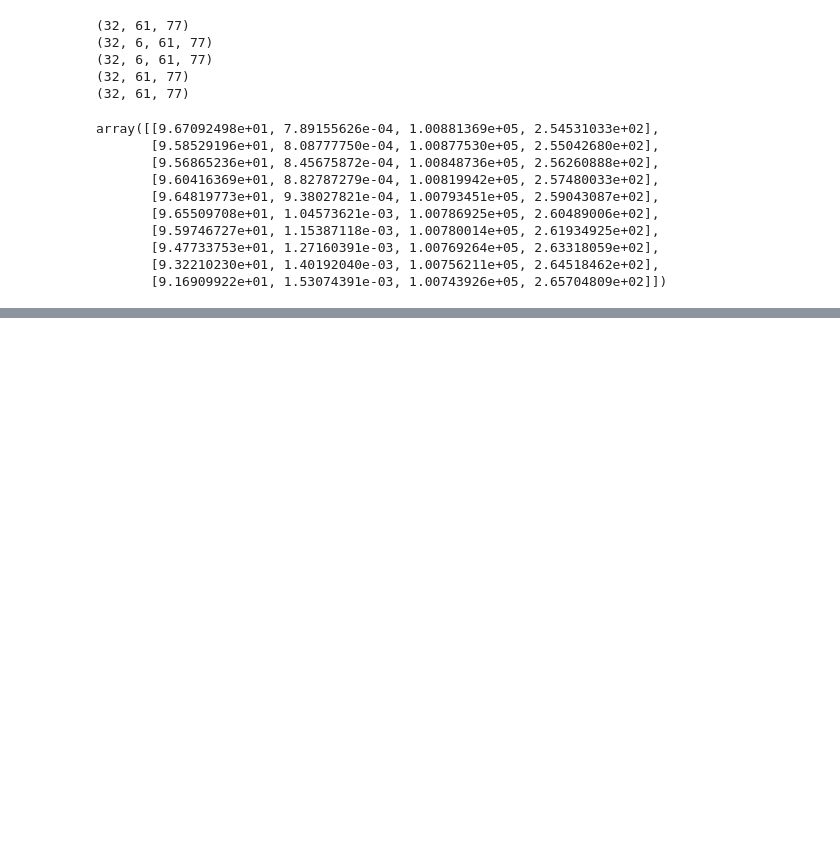
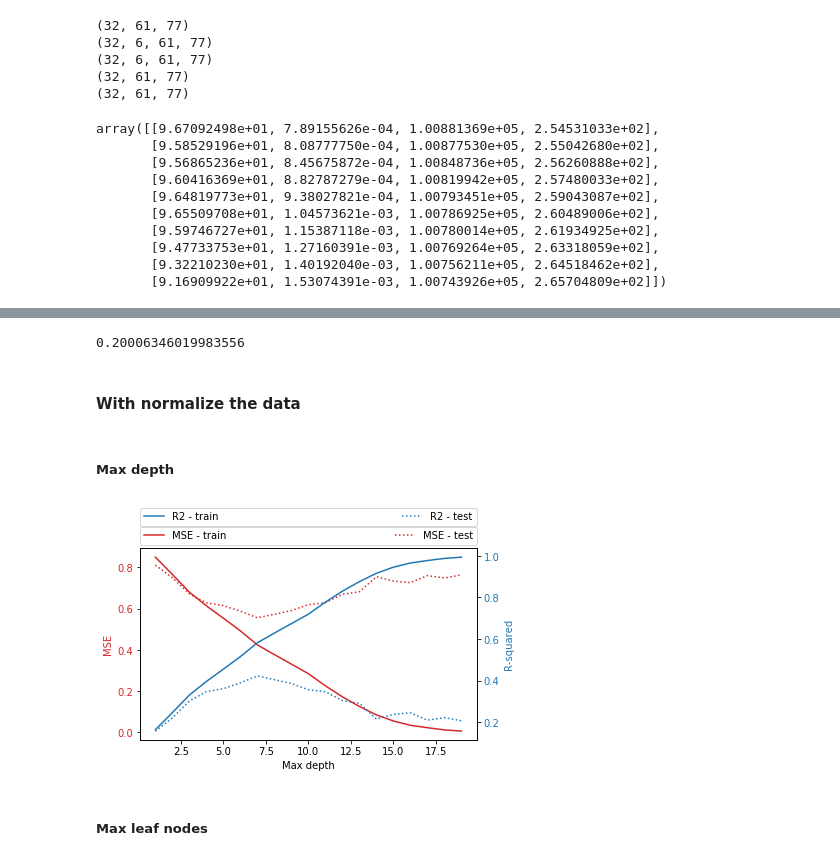
Before and after one commit to hannasv/Project3, a Jupyter notebook: trees.ipynb, the cells around one changed output, grey strips where cells are left out. Saved outputs shown, nothing was run; the diff lists cells and outputs as text; code cells hidden in the pictures; blank space fills up the shorter version.

Commit message:
complete trees and random fores analysis

```diff
--- a/trees.ipynb
+++ b/trees.ipynb
@@ -209,0 +219,7 @@ array([9.99993896e-01, 9.99993896e-01, 9.98351975e-01, ...,
+# %%
+r2_t1 = metrics.r2_score(y_test, y_pred)
+r2_t1
+# %% [output]
+0.20006346019983556
+# %% [markdown]
+#### With normalize the data
@@ -209,0 +233,52 @@ array([9.99993896e-01, 9.99993896e-01, 9.98351975e-01, ...,
+# %% [markdown]
+##### Max depth
+# %%
+mse_train = []
+mse_test = []
+r2_train = []
+r2_test = []
+
+for depth in range(1,20):
+
+    clf = tree.DecisionTreeRegressor(max_depth=depth)
+    clf = clf.fit(Xn_train, yn_train)
+
+    yn_pred_test = clf.predict(Xn_test)
+    yn_pred_train = clf.predict(Xn_train)
+
+    mse_train.append(metrics.mean_squared_error(yn_train, yn_pred_train))
+    mse_test.append(metrics.mean_squared_error(yn_test, yn_pred_test))
+
+    r2_train.append(metrics.r2_score(yn_train, yn_pred_train))
+    r2_test.append(metrics.r2_score(yn_test, yn_pred_test))
+# %%
+x = np.arange(19)+1
+fig, ax1 = plt.subplots()
+
+color = 'tab:red'
+ax1.set_xlabel('Max depth')
+ax1.set_ylabel('MSE', color=color)
+ax1.plot(x, mse_train, color=color, label='MSE - train')
+ax1.tick_params(axis='y', labelcolor=color)
+ax1.plot(x, mse_test, color=color, linestyle = ':', label='MSE - test')
+plt.legend(bbox_to_anchor=(0., 1.02, 1., .102), loc=3,
+           ncol=2, mode="expand", borderaxespad=0.)
+
+ax2 = ax1.twinx()  # instantiate a second axes that shares the same x-axis
+
+color = 'tab:blue'
+ax2.set_ylabel('R-squared', color=color)  # we already handled the x-label with ax1
+ax2.plot(x, r2_train, color=color, label='R2 - train')
+ax2.tick_params(axis='y', labelcolor=color)
+ax2.plot(x, r2_test, color=color, linestyle = ':', label='R2 - test')
+#ax2.invert_yaxis()
+
+plt.legend(bbox_to_anchor=(0., 1.12, 1., 0.102), loc=3,
+           ncol=2, mode="expand", borderaxespad=0.)
+#plt.legend(bbox_to_anchor=(1.30, 0.8), loc=2, borderaxespad=0.)
+fig.tight_layout()  # otherwise the right y-label is slightly clipped
+plt.show()
+# %% [output]
+[figure, added]
+# %% [markdown]
+##### Max leaf nodes
```
Also changed, not shown: parts of 20 cells of this notebook.
